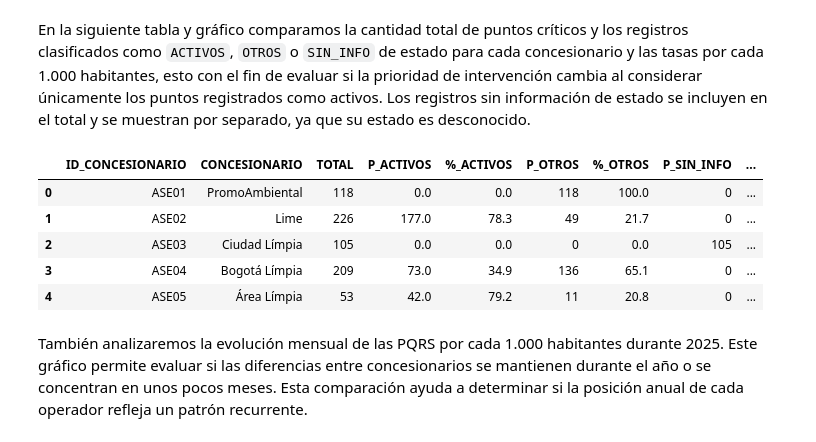
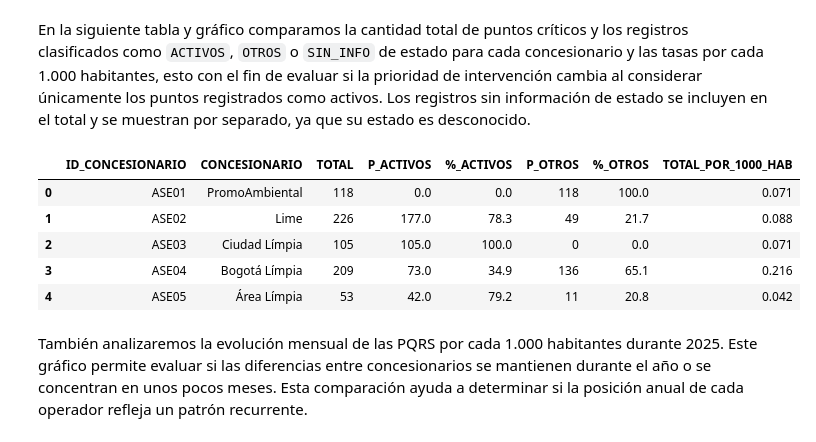
Before and after one commit to Ale92009/DATA1002_Proyecto2, a Jupyter notebook: notebooks/desarrollo.ipynb, the cells around one changed output. Cells and saved outputs as stored; diff of their text form; code cells hidden in the pictures.

Commit message:
Correción puntos criticos

```diff
--- a/notebooks/desarrollo.ipynb
+++ b/notebooks/desarrollo.ipynb
@@ -355,4 +355,5 @@ Para calcular el número de puntos críticos activos, se incluyen únicamente lo
 # %%
+df_puntos_criticos['OBSERVACION'] = df_puntos_criticos['OBSERVACION'].fillna('ACTIVO')
 puntos_criticos = df_puntos_criticos[(df_puntos_criticos['OBSERVACION'] == 'ACTIVO')]
 puntos_criticos
 # %% [output]
@@ -758,7 +761,6 @@ columns_tabla_puntos_criticos = ['ID_CONCESIONARIO', 'CONCESIONARIO',
                                  'TOTAL',
                                  'P_ACTIVOS', '%_ACTIVOS',
                                  'P_OTROS', '%_OTROS',
-                                 'P_SIN_INFO', '%_SIN_INFO',
                                  'TOTAL_POR_1000_HAB']
 tabla_puntos_criticos = pd.DataFrame(columns=columns_tabla_puntos_criticos)
 tabla_puntos_criticos[['ID_CONCESIONARIO', 'CONCESIONARIO', 'P_ACTIVOS']] = (
@@ -772,44 +774,39 @@ codigos = (
     .str[-7:]
     .str[1:6]
     )
 
 estado = df_puntos_criticos.loc[codigos.index, "OBSERVACION"]
 estado = (
     estado
     .fillna("")
     .str.strip()
     .str.upper()
 )
 
 conteo_sin_info = codigos[estado == ""].value_counts()
 conteo_otros = codigos[(estado != "") & (estado != "ACTIVO")].value_counts()
 
 tabla_puntos_criticos["TOTAL"] = (
     tabla_puntos_criticos["ID_CONCESIONARIO"]
     .map(codigos.value_counts())
     )
 
-tabla_puntos_criticos["P_SIN_INFO"] = (
-    tabla_puntos_criticos["ID_CONCESIONARIO"].map(conteo_sin_info).fillna(0).astype(int)
-)
-
 tabla_puntos_criticos["P_OTROS"] = (
     tabla_puntos_criticos["ID_CONCESIONARIO"].map(conteo_otros).fillna(0).astype(int)
 )
 
 tabla_puntos_criticos['TOTAL_POR_1000_HAB'] = round(tabla_puntos_criticos['TOTAL'] / df_concesionarios['POBLACION'] * 1000, 3)
 tabla_puntos_criticos['%_ACTIVOS'] = round(tabla_puntos_criticos['P_ACTIVOS'] / tabla_puntos_criticos['TOTAL'] * 100, 1)
 tabla_puntos_criticos['%_OTROS'] = round(tabla_puntos_criticos['P_OTROS'] / tabla_puntos_criticos['TOTAL'] * 100,1)
-tabla_puntos_criticos['%_SIN_INFO'] = round(tabla_puntos_criticos['P_SIN_INFO'] / tabla_puntos_criticos['TOTAL'] * 100,1)
 
 tabla_puntos_criticos
 # %% [output]
-|  | ID_CONCESIONARIO | CONCESIONARIO | TOTAL | P_ACTIVOS | %_ACTIVOS | P_OTROS | %_OTROS | P_SIN_INFO | ... |
-| 0 | ASE01 | PromoAmbiental | 118 | 0.0 | 0.0 | 118 | 100.0 | 0 | ... |
-| 1 | ASE02 | Lime | 226 | 177.0 | 78.3 | 49 | 21.7 | 0 | ... |
-| 2 | ASE03 | Ciudad Límpia | 105 | 0.0 | 0.0 | 0 | 0.0 | 105 | ... |
-| 3 | ASE04 | Bogotá Límpia | 209 | 73.0 | 34.9 | 136 | 65.1 | 0 | ... |
-| 4 | ASE05 | Área Límpia | 53 | 42.0 | 79.2 | 11 | 20.8 | 0 | ... |
+|  | ID_CONCESIONARIO | CONCESIONARIO | TOTAL | P_ACTIVOS | %_ACTIVOS | P_OTROS | %_OTROS | TOTAL_POR_1000_HAB |
+| 0 | ASE01 | PromoAmbiental | 118 | 0.0 | 0.0 | 118 | 100.0 | 0.071 |
+| 1 | ASE02 | Lime | 226 | 177.0 | 78.3 | 49 | 21.7 | 0.088 |
+| 2 | ASE03 | Ciudad Límpia | 105 | 105.0 | 100.0 | 0 | 0.0 | 0.071 |
+| 3 | ASE04 | Bogotá Límpia | 209 | 73.0 | 34.9 | 136 | 65.1 | 0.216 |
+| 4 | ASE05 | Área Límpia | 53 | 42.0 | 79.2 | 11 | 20.8 | 0.042 |
 # %%
 datos = tabla_puntos_criticos.assign(**{
     "Estado activo": (
```
Also changed, not shown: parts of 5 cells of this notebook.
